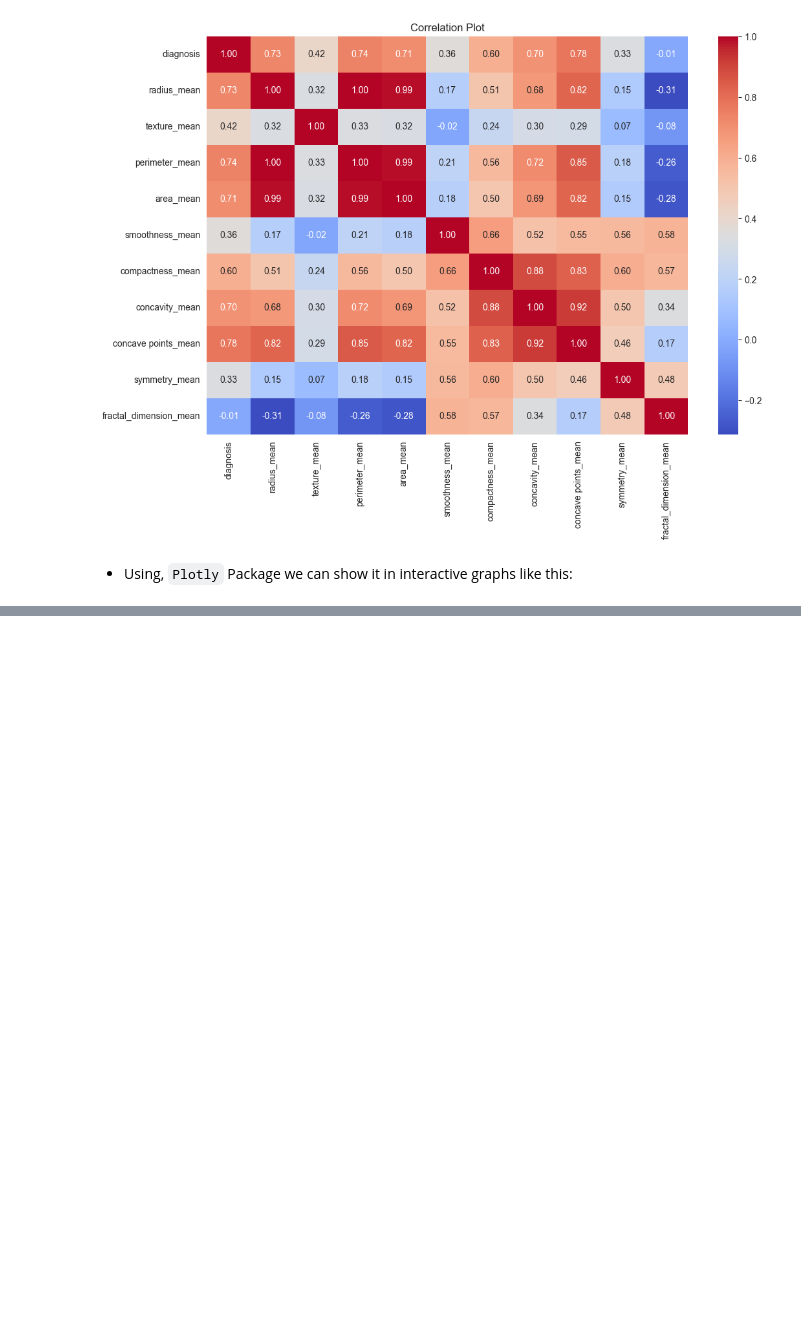
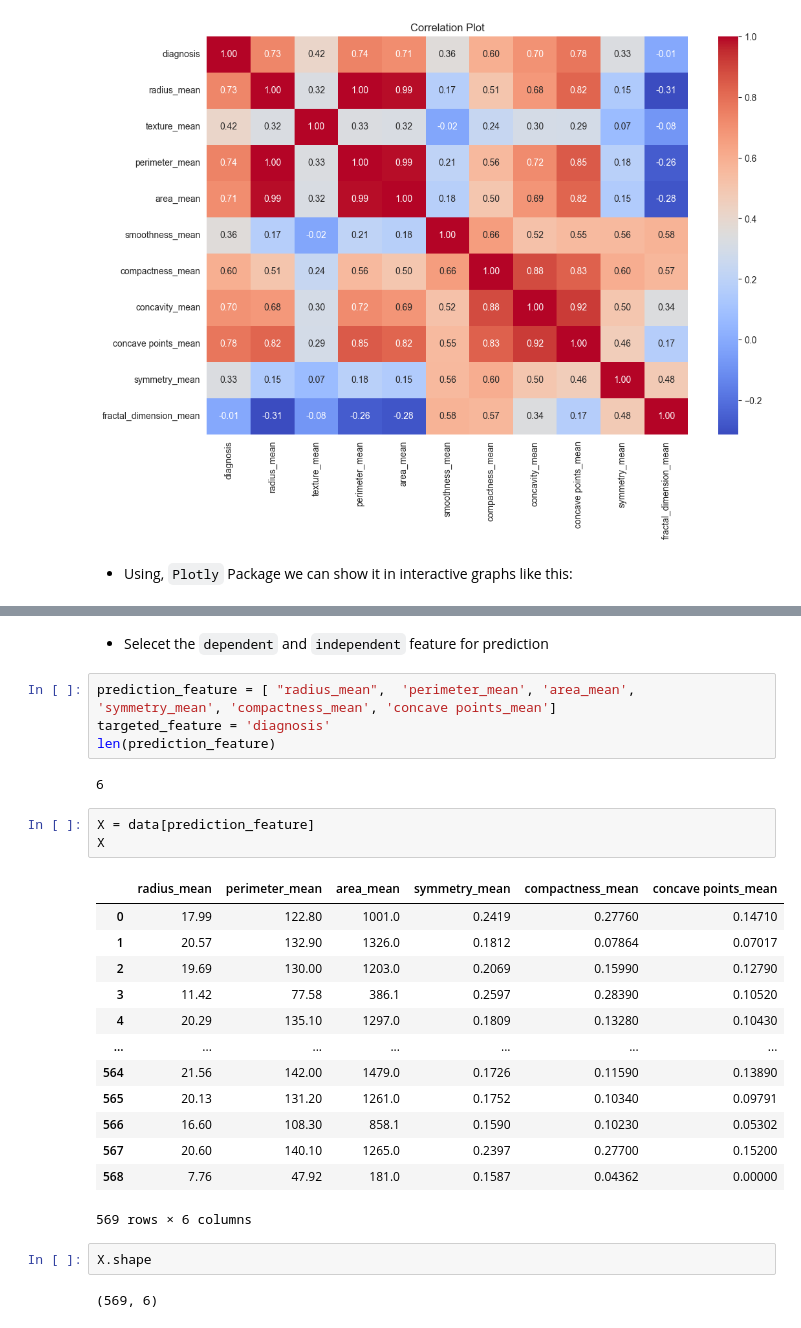
Before and after one commit to adilrasheed139/Breast-Cancer-Prediction, a Jupyter notebook: Predication model.ipynb, the cells around one changed output, grey strips where cells are left out. Drawn from its saved outputs; the diff is of its cells as text; blank space fills up the shorter version.

```diff
--- a/Predication model.ipynb
+++ b/Predication model.ipynb
@@ -331,0 +357,29 @@ plt.show()
+# %% [markdown]
+- Selecet the `dependent` and `independent` feature for prediction
+# %%
+prediction_feature = [ "radius_mean",  'perimeter_mean', 'area_mean', 'symmetry_mean', 'compactness_mean', 'concave points_mean']
+targeted_feature = 'diagnosis'
+len(prediction_feature)
+# %% [output]
+6
+# %%
+X = data[prediction_feature]
+X
+# %% [output]
+|  | radius_mean | perimeter_mean | area_mean | symmetry_mean | compactness_mean | concave points_mean |
+| 0 | 17.99 | 122.80 | 1001.0 | 0.2419 | 0.27760 | 0.14710 |
+| 1 | 20.57 | 132.90 | 1326.0 | 0.1812 | 0.07864 | 0.07017 |
+| 2 | 19.69 | 130.00 | 1203.0 | 0.2069 | 0.15990 | 0.12790 |
+| 3 | 11.42 | 77.58 | 386.1 | 0.2597 | 0.28390 | 0.10520 |
+| 4 | 20.29 | 135.10 | 1297.0 | 0.1809 | 0.13280 | 0.10430 |
+| ... | ... | ... | ... | ... | ... | ... |
+| 564 | 21.56 | 142.00 | 1479.0 | 0.1726 | 0.11590 | 0.13890 |
+| 565 | 20.13 | 131.20 | 1261.0 | 0.1752 | 0.10340 | 0.09791 |
+| 566 | 16.60 | 108.30 | 858.1 | 0.1590 | 0.10230 | 0.05302 |
+| 567 | 20.60 | 140.10 | 1265.0 | 0.2397 | 0.27700 | 0.15200 |
+| 568 | 7.76 | 47.92 | 181.0 | 0.1587 | 0.04362 | 0.00000 |
+569 rows × 6 columns
+# %%
+X.shape
+# %% [output]
+(569, 6)
```
Also changed, not shown: parts of 13 cells of this notebook.
